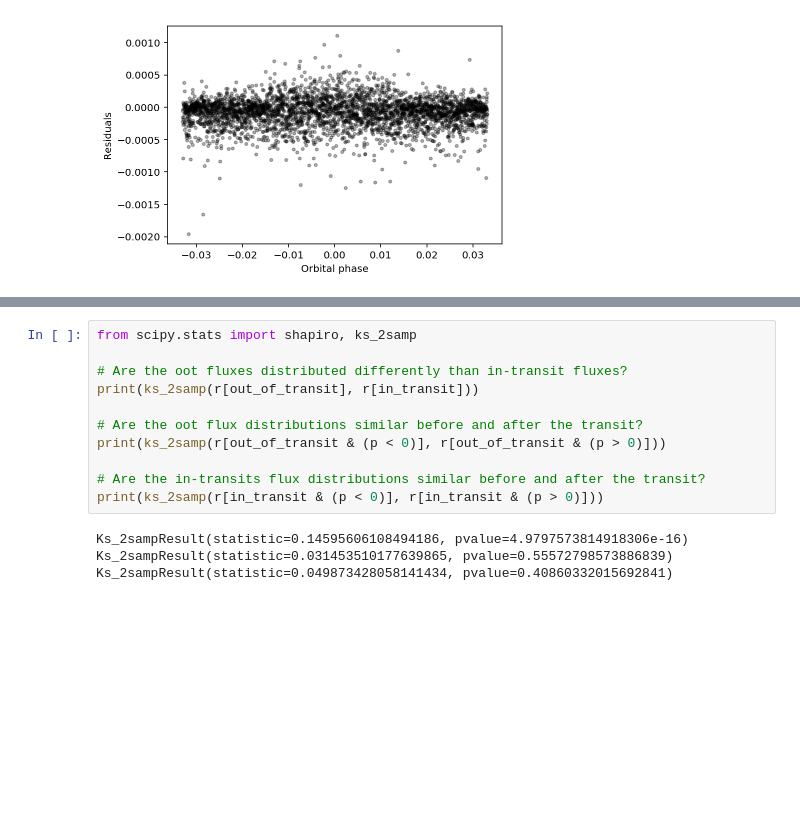
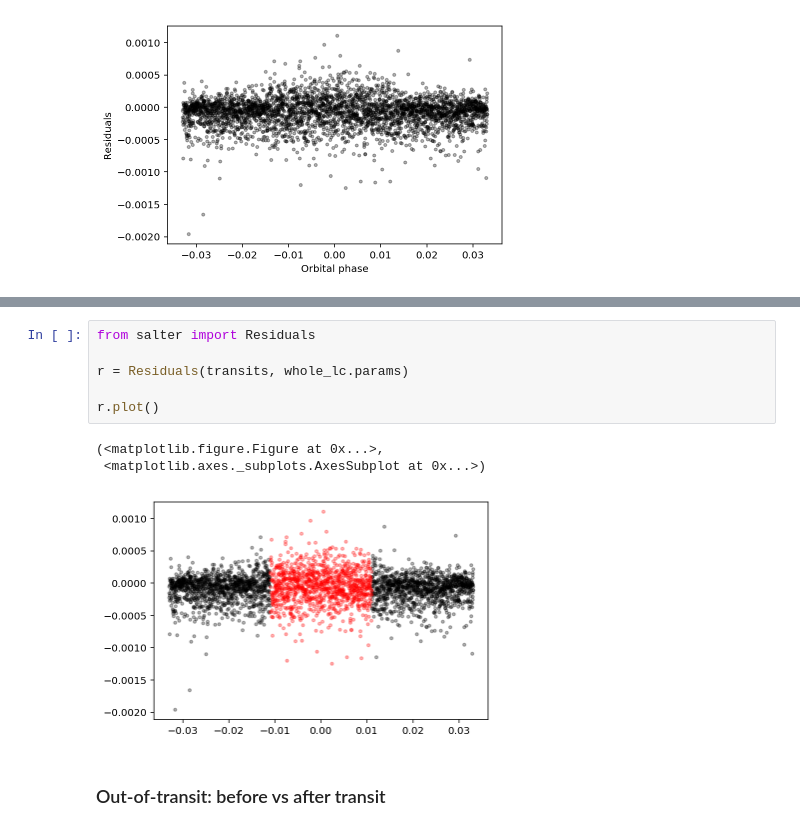
Before and after one commit to bmorris3/salter, a Jupyter notebook: show_lc.ipynb, the cells around one changed output, grey strips where cells are left out. Drawn from its saved outputs; the diff is of its cells as text; blank space fills up the shorter version.

Commit message:
Adding API for easy statistics calculations

```diff
--- a/show_lc.ipynb
+++ b/show_lc.ipynb
@@ -106,15 +83,12 @@ ax.plot(p[in_transit], r[in_transit], 'r.', alpha=0.3)
-# %%
-from scipy.stats import shapiro, ks_2samp
-
-# Are the oot fluxes distributed differently than in-transit fluxes?
-print(ks_2samp(r[out_of_transit], r[in_transit]))
-
-# Are the oot flux distributions similar before and after the transit?
-print(ks_2samp(r[out_of_transit & (p < 0)], r[out_of_transit & (p > 0)]))
-
-# Are the in-transits flux distributions similar before and after the transit?
-print(ks_2samp(r[in_transit & (p < 0)], r[in_transit & (p > 0)]))
-# %% [output]
-Ks_2sampResult(statistic=0.14595606108494186, pvalue=4.9797573814918306e-16)
-Ks_2sampResult(statistic=0.031453510177639865, pvalue=0.55572798573886839)
-Ks_2sampResult(statistic=0.049873428058141434, pvalue=0.40860332015692841)
+# %%
+from salter import Residuals
+
+r = Residuals(transits, whole_lc.params)
+
+r.plot()
+# %% [output]
+(<matplotlib.figure.Figure at 0x...>,
+ <matplotlib.axes._subplots.AxesSubplot at 0x...>)
+[figure, added]
+# %% [markdown]
+### Out-of-transit: before vs after transit
```
Also changed, not shown: parts of 6 cells of this notebook, 4 other files.
